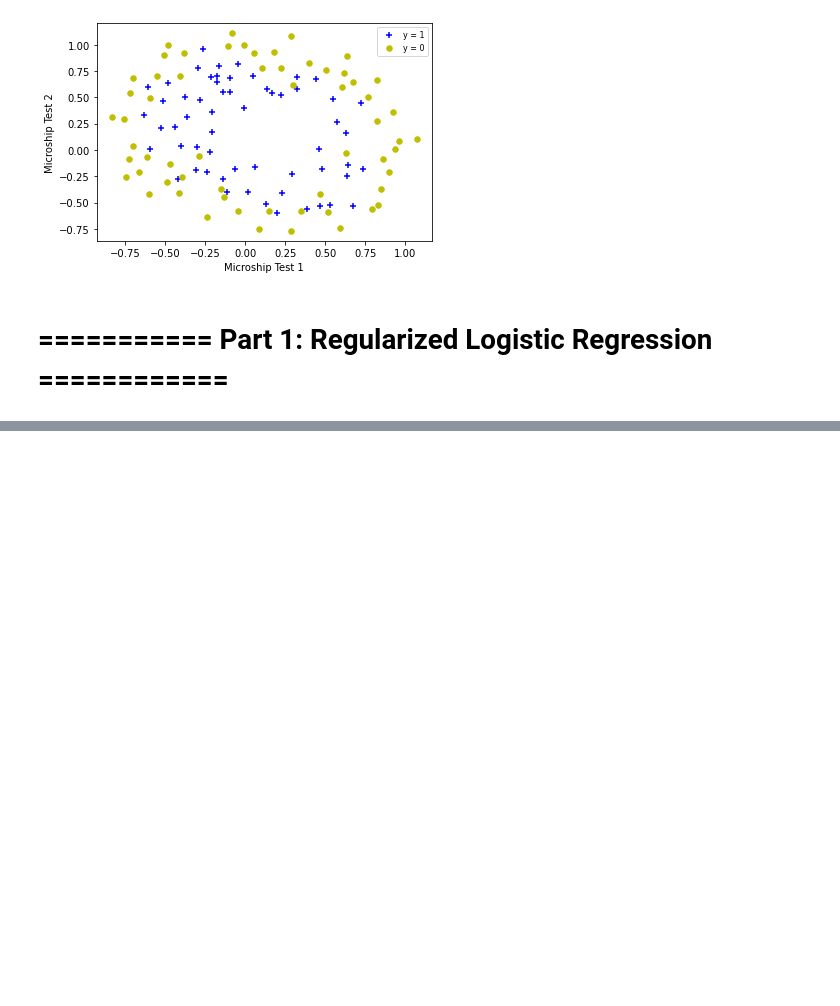
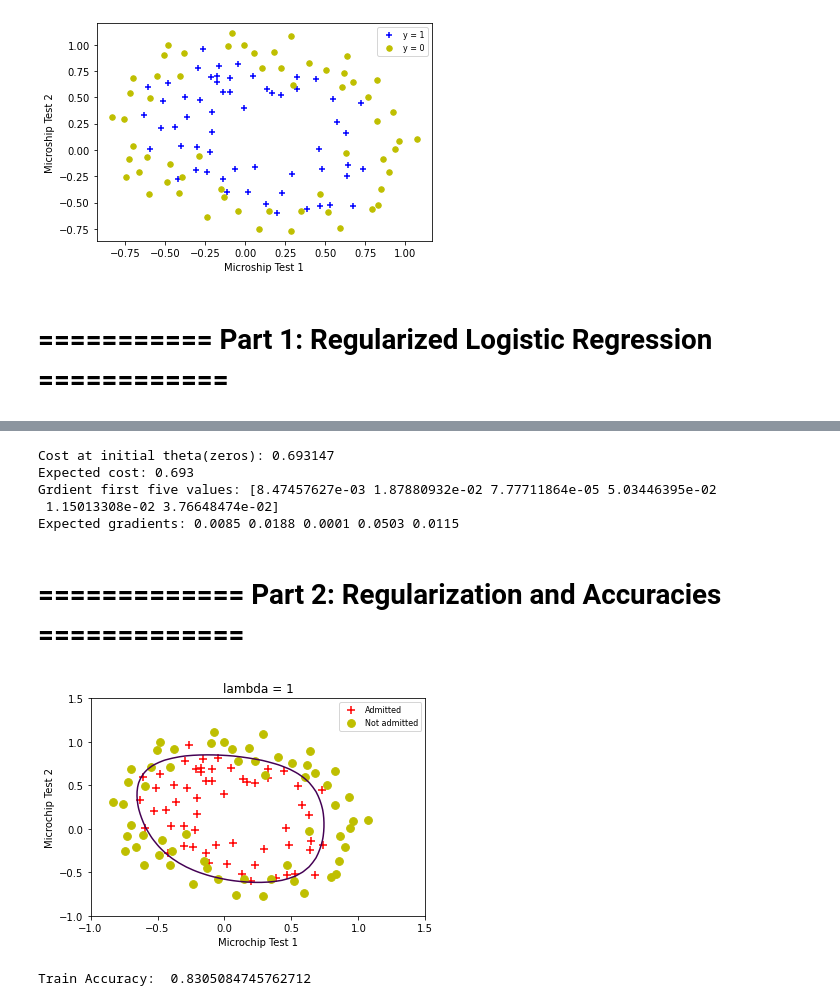
Before and after one commit to LALBJ/Machine_Learning_Homework, a Jupyter notebook: hw2/ex2_reg.ipynb, the cells around one changed output, grey strips where cells are left out. Saved outputs shown, nothing was run; the diff lists cells and outputs as text; code cells hidden in the pictures; blank space fills up the shorter version.

```diff
--- a/hw2/ex2_reg.ipynb
+++ b/hw2/ex2_reg.ipynb
@@ -55,0 +43,77 @@ array([[ 1.00000000e+00,  5.12670000e-02,  6.99560000e-01, ...,
+# %%
+# sigmoid function
+def sigmoid(z):
+    g = 1 / (1 + np.exp(-z))
+    return g
+# compute and display initial cost and gradient for regularized logistic regression
+def costFunctionReg(initial_theta, X, y, lamb):
+    m = np.size(y)
+    h = sigmoid(X.dot(initial_theta))
+    j = ((-y.dot(np.log(h)) - (1-y).dot(np.log(1 - h))) / m + lamb / (2 * m) * initial_theta[1:].dot(initial_theta[1:]))
+    return j
+def gradFunctionReg(initial_theta, X, y, lamb):
+    m = np.size(y)
+    h = sigmoid(X.dot(initial_theta))
+    grad = np.zeros(np.size(initial_theta, 0))
+    grad[0] = 1/m*(X[:, 0].dot(h-y))
+    grad[1:] = 1 / m * (X[:, 1:].T.dot(h-y) + lamb * initial_theta[1:])
+    return grad
+# %%
+cost = costFunctionReg(initial_theta, X, y, lamb)
+grad = gradFunctionReg(initial_theta, X, y, lamb)
+
+print('Cost at initial theta(zeros): %f' % cost)
+print('Expected cost: 0.693')
+print('Grdient first five values:', grad[:6])
+print('Expected gradients: 0.0085 0.0188 0.0001 0.0503 0.0115')
+# %% [output]
+Cost at initial theta(zeros): 0.693147
+Expected cost: 0.693
+Grdient first five values: [8.47457627e-03 1.87880932e-02 7.77711864e-05 5.03446395e-02
+ 1.15013308e-02 3.76648474e-02]
+Expected gradients: 0.0085 0.0188 0.0001 0.0503 0.0115
+# %% [markdown]
+# ============= Part 2: Regularization and Accuracies =============
+# %%
+initial_theta = np.zeros((np.size(X, 1),))
+lamd = 1
+result = op.minimize(costFunctionReg, x0=init_theta, method='BFGS', jac=gradFunctionReg, args=(X, y, lamd))
+theta = result.x
+
+def plotDecisionBoundary(theta, x, y):
+    pos = np.where(y == 1)
+    neg = np.where(y == 0)
+    p1 = plt.scatter(x[pos, 1], x[pos, 2], marker='+', s=60, color='r')
+    p2 = plt.scatter(x[neg, 1], x[neg, 2], marker='o', s=60, color='y')
+    u = np.linspace(-1, 1.5, 50)
+    v = np.linspace(-1, 1.5, 50)
+    z = np.zeros((np.size(u, 0), np.size(v, 0)))
+    for i in range(np.size(u, 0)):
+        for j in range(np.size(v, 0)):
+            z[i, j] = mapFeature(np.array([u[i]]), np.array([v[j]])).dot(theta)
+    z = z.T
+    [um, vm] = np.meshgrid(u, v)
+    plt.contour(um, vm, z, levels=[0], linewidths=2)
+    plt.legend((p1, p2), ('Admitted', 'Not admitted'), loc='upper right', fontsize=8)
+    plt.xlabel('Microchip Test 1')
+    plt.ylabel('Microchip Test 2')
+    plt.title('lambda = 1')
+    plt.show()
+
+plotDecisionBoundary(theta, X, y)
+
+# 预测给定值
+def predict(theta, x):
+    m = np.size(X, 0)
+    p = np.zeros((m,))
+    pos = np.where(x.dot(theta) >= 0)
+    neg = np.where(x.dot(theta) < 0)
+    p[pos] = 1
+    p[neg] = 0
+    return p
+
+p = predict(theta, X)
+print('Train Accuracy: ', np.sum(p == y)/np.size(y, 0))
+# %% [output]
+[figure, added]
+Train Accuracy:  0.8305084745762712
```
Also changed, not shown: parts of 2 cells of this notebook.
